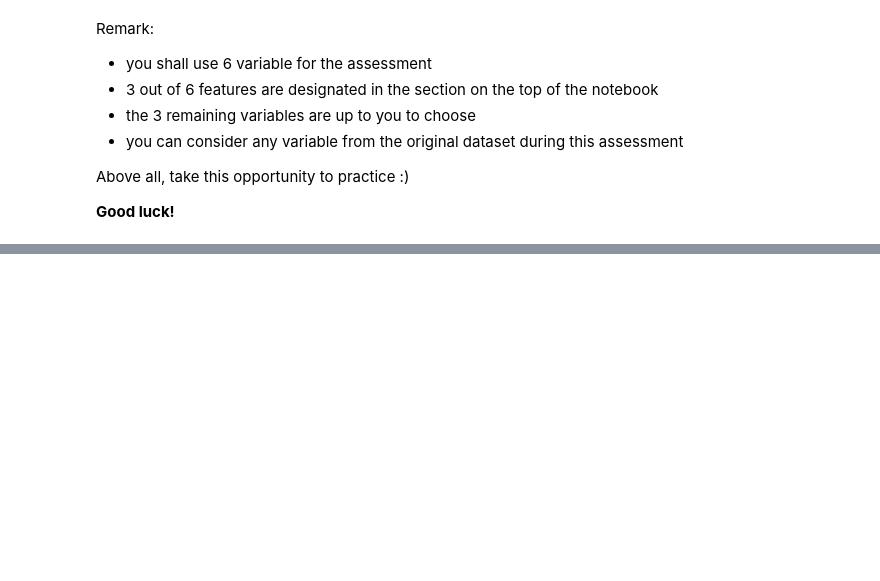
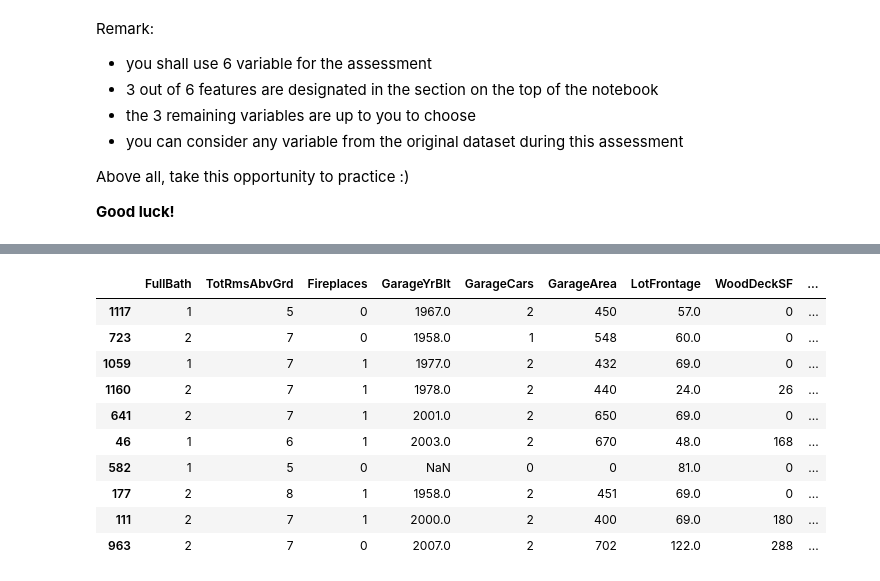
Before and after one commit to pereiranuno/preprocessingdatapt1, a Jupyter notebook: MPPD_project.ipynb, the cells around one changed output, grey strips where cells are left out. Cells and saved outputs as stored; diff of their text form; code cells hidden in the pictures; blank space fills up the shorter version.

```diff
--- a/MPPD_project.ipynb
+++ b/MPPD_project.ipynb
@@ -459,0 +500,14 @@ Above all, take this opportunity to practice :)
+# %%
+df_subset.sample(10)
+# %% [output]
+|  | FullBath | TotRmsAbvGrd | Fireplaces | GarageYrBlt | GarageCars | GarageArea | LotFrontage | WoodDeckSF | ... |
+| 1117 | 1 | 5 | 0 | 1967.0 | 2 | 450 | 57.0 | 0 | ... |
+| 723 | 2 | 7 | 0 | 1958.0 | 1 | 548 | 60.0 | 0 | ... |
+| 1059 | 1 | 7 | 1 | 1977.0 | 2 | 432 | 69.0 | 0 | ... |
+| 1160 | 2 | 7 | 1 | 1978.0 | 2 | 440 | 24.0 | 26 | ... |
+| 641 | 2 | 7 | 1 | 2001.0 | 2 | 650 | 69.0 | 0 | ... |
+| 46 | 1 | 6 | 1 | 2003.0 | 2 | 670 | 48.0 | 168 | ... |
+| 582 | 1 | 5 | 0 | NaN | 0 | 0 | 81.0 | 0 | ... |
+| 177 | 2 | 8 | 1 | 1958.0 | 2 | 451 | 69.0 | 0 | ... |
+| 111 | 2 | 7 | 1 | 2000.0 | 2 | 400 | 69.0 | 180 | ... |
+| 963 | 2 | 7 | 0 | 2007.0 | 2 | 702 | 122.0 | 288 | ... |
```
Also changed, not shown: parts of 13 cells of this notebook.
